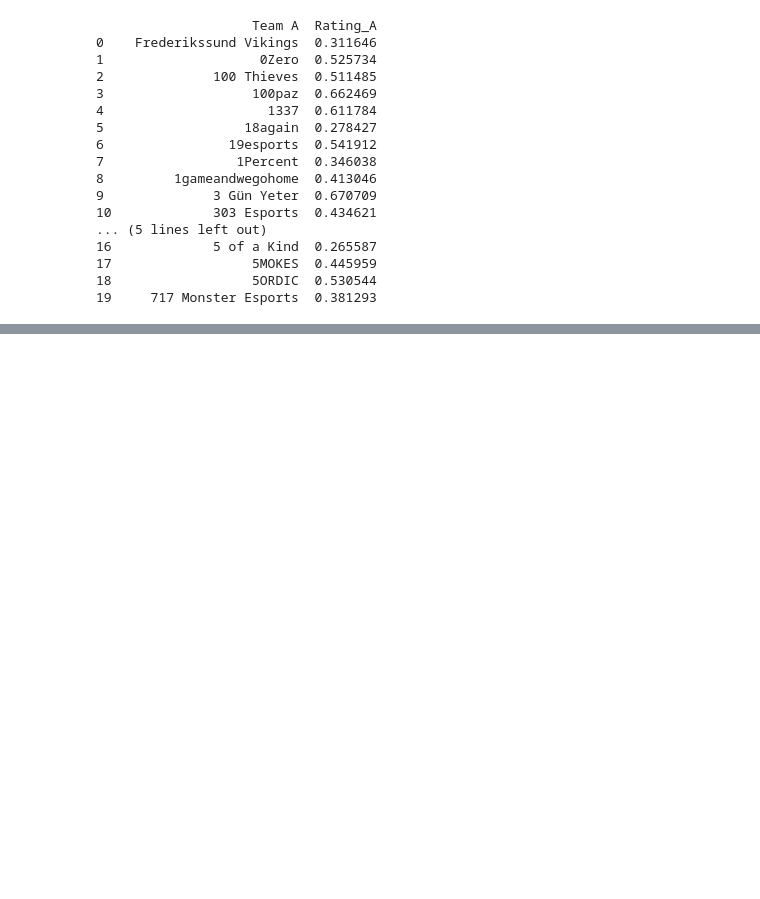
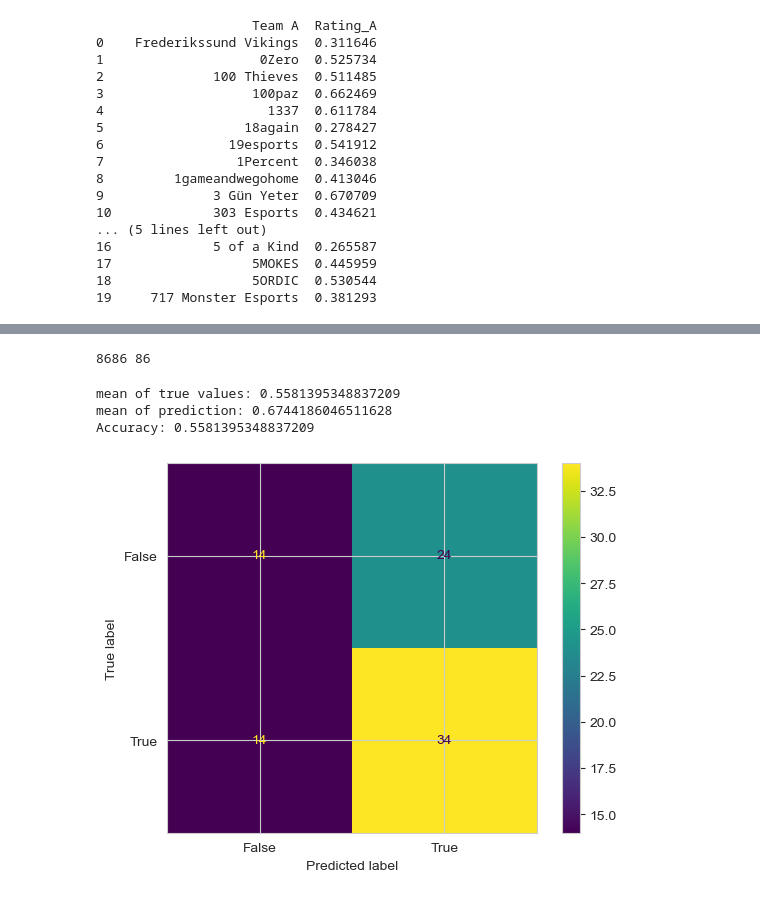
Before and after one commit to ahrlim/vct-erdos-project, a Jupyter notebook: notebooks/Economy/TeamRatingAll.ipynb, the cells around one changed output, grey strips where cells are left out. Saved outputs shown, nothing was run; the diff lists cells and outputs as text; code cells hidden in the pictures; blank space fills up the shorter version.

Commit message:
Prob rating

```diff
--- a/notebooks/Economy/TeamRatingAll.ipynb
+++ b/notebooks/Economy/TeamRatingAll.ipynb
@@ -522,0 +545,3 @@ print(grouped_overall_rating_df_A.head(20))
+# %%
+champs_rating_overall_df = champs_rating_overall_df.merge(grouped_overall_rating_df_B, on=["Team B"], how="left")
+champs_rating_overall_df
@@ -522,0 +562,3 @@ print(grouped_overall_rating_df_A.head(20))
+# %%
+champs_rating_overall_df=champs_rating_overall_df.rename(columns={"Rating_A":"Team_A_rating", "Rating_B":"Team_B_rating"})
+champs_rating_overall_df
@@ -522,0 +579,30 @@ print(grouped_overall_rating_df_A.head(20))
+# %%
+lr3 = LogisticRegression()
+A_train = final_rating_df[final_rating_df["Tournament"] != "Valorant Champions 2022"][["Team_A_rating", "Team_B_rating"]]
+b_train = final_rating_df[final_rating_df["Tournament"] != "Valorant Champions 2022"].Team_A_win.to_numpy().reshape(-1,1)
+
+A_test = champs_rating_overall_df[["Team_A_rating", "Team_B_rating"]]
+b_test = champs_rating_overall_df.Team_A_win.to_numpy().reshape(-1,1)
+# %%
+print(len(A_train), len(b_test))
+# %% [output]
+8686 86
+# %%
+lr3.fit(A_train, b_train)
+pred3 = lr3.predict(A_test)
+acc3 = accuracy_score(b_test, pred3)
+print("mean of true values:", np.mean(b_test))
+print("mean of prediction:", np.mean(pred3))
+print("Accuracy:", acc3)
+# %% [output]
+mean of true values: 0.5581395348837209
+mean of prediction: 0.6744186046511628
+Accuracy: 0.5581395348837209
+# %%
+cm3 = confusion_matrix(b_test, pred3, labels=lr3.classes_)
+disp3 = ConfusionMatrixDisplay(confusion_matrix=cm3,
+                              display_labels=lr3.classes_)
+disp3.plot()
+plt.show()
+# %% [output]
+[figure, added]
```
Also changed, not shown: parts of 6 cells of this notebook, 5 other files.
